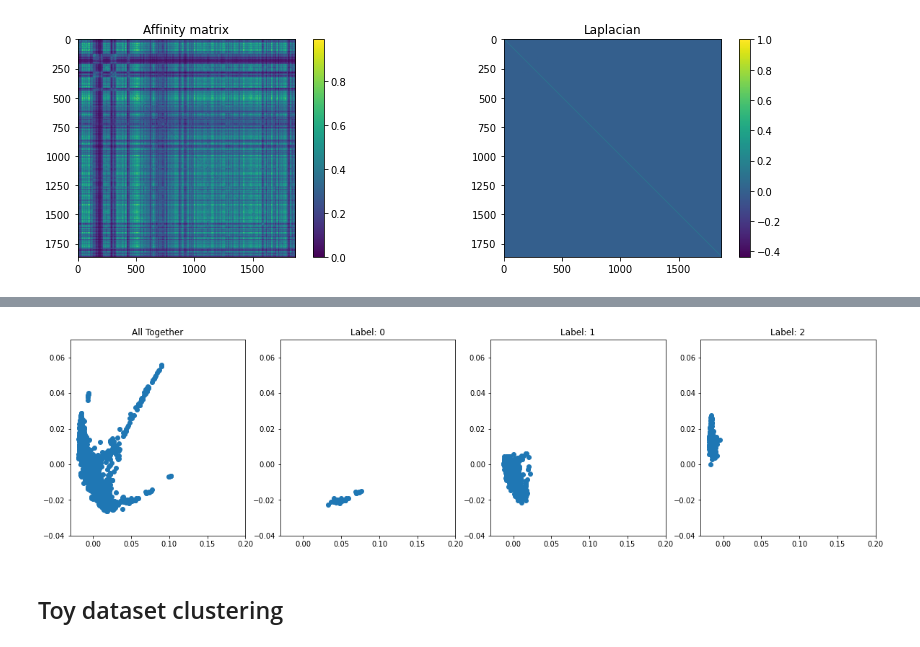
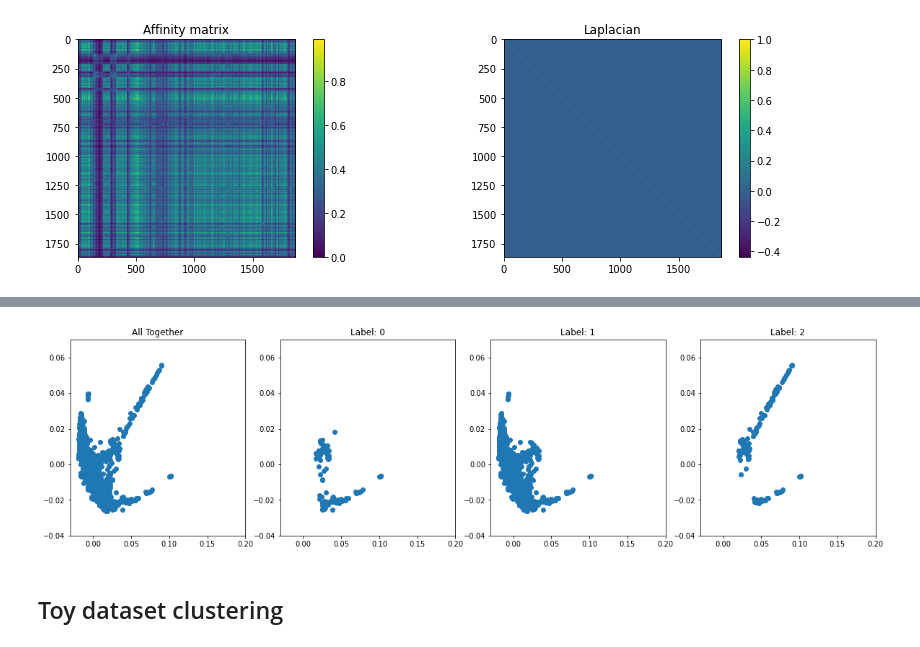
Before and after one commit to anniegao2007/neuron-clustering, a Jupyter notebook: code.ipynb, the cells around one changed output, grey strips where cells are left out. Cells and saved outputs as stored; diff of their text form; code cells hidden in the pictures.

```diff
--- a/code.ipynb
+++ b/code.ipynb
@@ -437,9 +437,10 @@ plt.scatter(data_phate[:,0],data_phate[:,1],c=predictions)
 plt.title('Rutishauser Labels')
 plt.show()
 # %%
-# data_affin = cd.gaussian_kernel(tmp,kernel_type="adaptive", sigma=3.0, k=5)
-# data_lapl  = cd.L(data_affin) # note: made adjustments to cd.L normalizing b/c 0's in affinity
-# labels_SC, centroids  = cd.SC(data_lapl, k=3, thresh=0.4)
-labels_kmeans, centroids = cd.kmeans(tmp, k=3, thresh=0.5)
-data_phate = phate.PHATE(verbose=0).fit_transform(tmp)
+data_affin = cd.gaussian_kernel(tmp,kernel_type="adaptive", sigma=3.0, k=5)
+data_lapl  = cd.L(data_affin) # note: made adjustments to cd.L normalizing b/c 0's in affinity
+labels_SC, centroids  = cd.SC(data_lapl, k=3)
+# labels_kmeans, centroids = cd.kmeans(tmp, k=3, thresh=0.4)
+# labels_cmeans, centroids = cd.cmeans(tmp, k=3)
+# data_phate = phate.PHATE(verbose=0).fit_transform(tmp)
 # %% [output]
@@ -461,18 +469,18 @@ array([[-2.06059399, -2.39770985, -2.56148022, -1.44428395, -1.23820899,
 # %%
 fig, ax = plt.subplots(1, 4, figsize=(20,5))
 for i in range(4):
     if i == 0:
         ax[0].scatter(data_phate[:,0],data_phate[:,1])
         ax[0].set_title('All Together')
     else:
-        ind = [a for a in range(labels_kmeans.shape[0]) if labels_kmeans[a,i-1]]
+        ind = [a for a in range(labels_SC.shape[0]) if labels_SC[a,i-1] > 0.1]
         ax[i].scatter(data_phate[ind,0], data_phate[ind,1])
         ax[i].set_title('Label: {}'.format(i-1))
     ax[i].set_xlim(-0.03, 0.2)
     ax[i].set_ylim(-0.04, 0.07)
 plt.show()
 # %% [output]
-[figure, old version]
+[figure, new version]
 # %%
 _, psi = np.linalg.eigh(data_lapl)
 psi_k = psi[:, :3]
```
Also changed, not shown: parts of 16 cells of this notebook, 1 other file.
